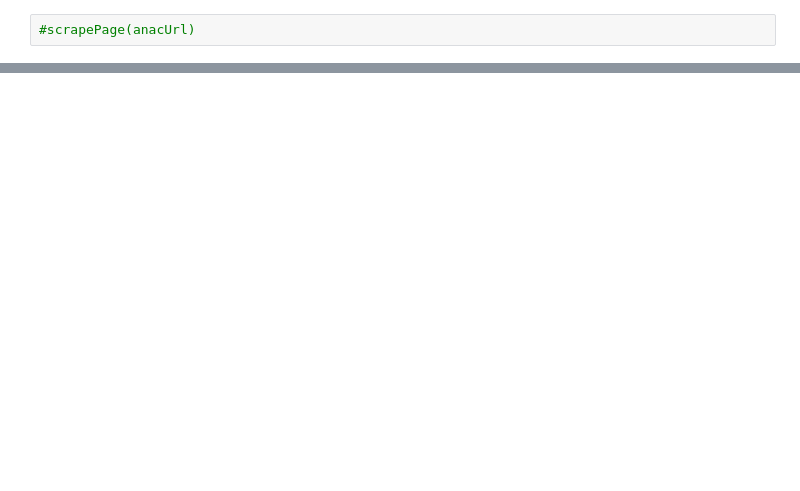
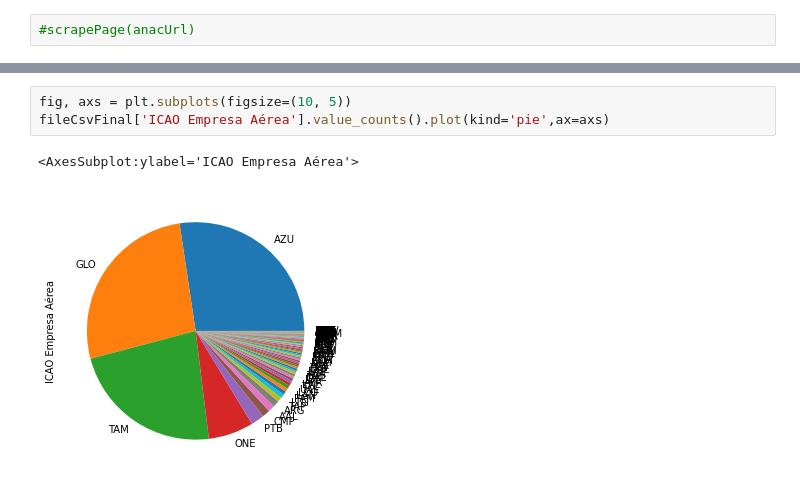
Before and after one commit to gabrielsandrade/MATA62-UFBA, a Jupyter notebook: anac.ipynb, the cells around one changed output, grey strips where cells are left out. Saved outputs shown, nothing was run; the diff lists cells and outputs as text; blank space fills up the shorter version.

```diff
--- a/anac.ipynb
+++ b/anac.ipynb
@@ -74,0 +138,6 @@ plt.show()
+# %%
+fig, axs = plt.subplots(figsize=(10, 5))
+fileCsvFinal['ICAO Empresa Aérea'].value_counts().plot(kind='pie',ax=axs)
+# %% [output]
+<AxesSubplot:ylabel='ICAO Empresa Aérea'>
+[figure, added]
```
Also changed, not shown: parts of 10 cells of this notebook.
